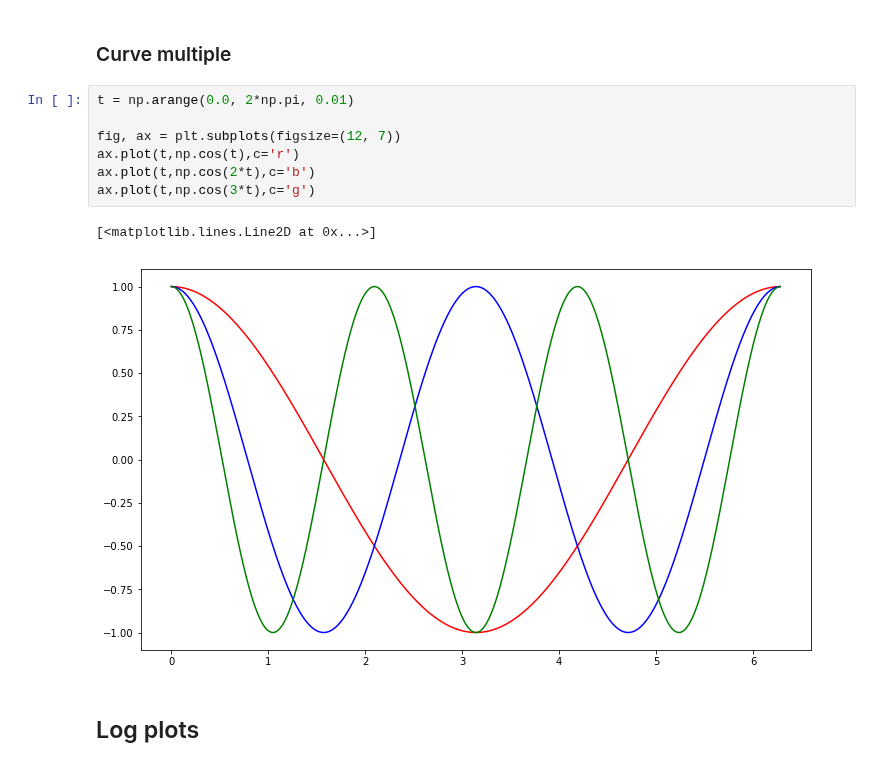
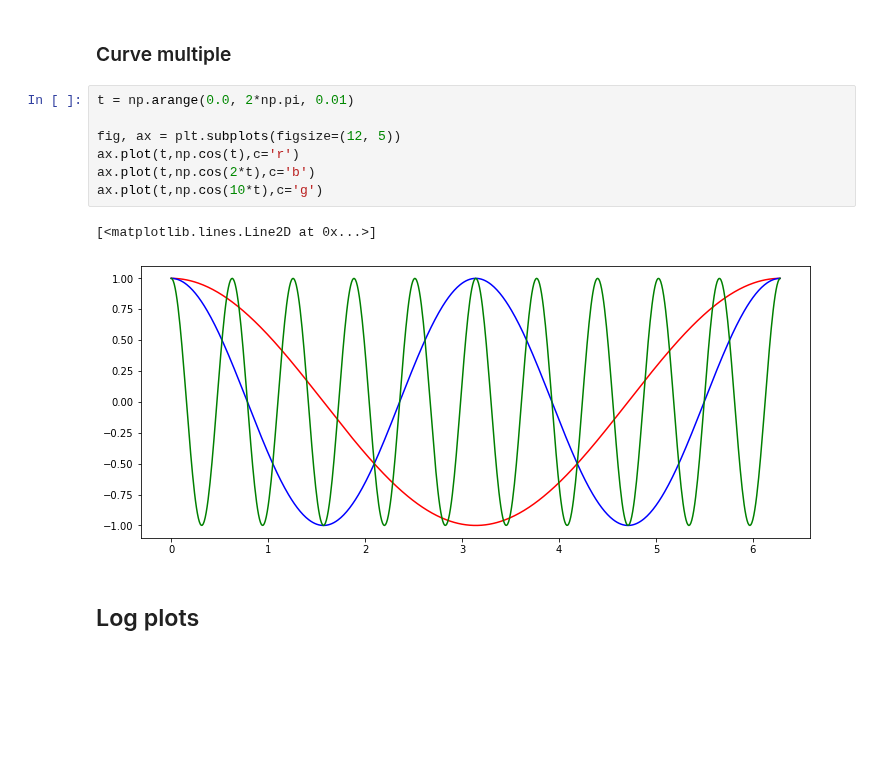
Before and after one commit to mainaezio/TIF2019_Introduction_to_Python, a Jupyter notebook: ipynb/09_plots.ipynb, the cells around one changed output. Cells and saved outputs as stored; diff of their text form; blank space fills up the shorter version.

```diff
--- a/ipynb/09_plots.ipynb
+++ b/ipynb/09_plots.ipynb
@@ -63,13 +63,13 @@ fig3.savefig('plot3.jpg')
 # %%
 t = np.arange(0.0, 2*np.pi, 0.01)
 
-fig, ax = plt.subplots(figsize=(12, 7))
+fig, ax = plt.subplots(figsize=(12, 5))
 ax.plot(t,np.cos(t),c='r')
 ax.plot(t,np.cos(2*t),c='b')
-ax.plot(t,np.cos(3*t),c='g')
+ax.plot(t,np.cos(10*t),c='g')
 # %% [output]
 [<matplotlib.lines.Line2D at 0x...>]
-[figure, old version]
+[figure, new version]
 # %% [markdown]
 ## Log plots
 # %% [markdown]
```
Also changed, not shown: parts of 4 cells of this notebook, 5 other files.
